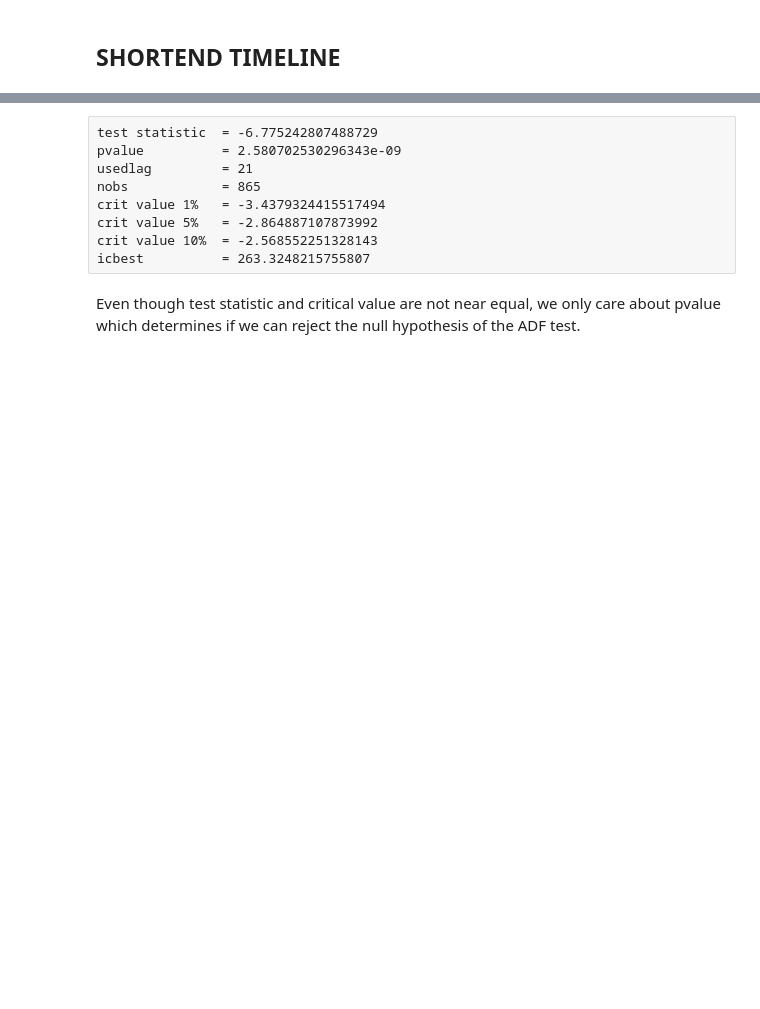
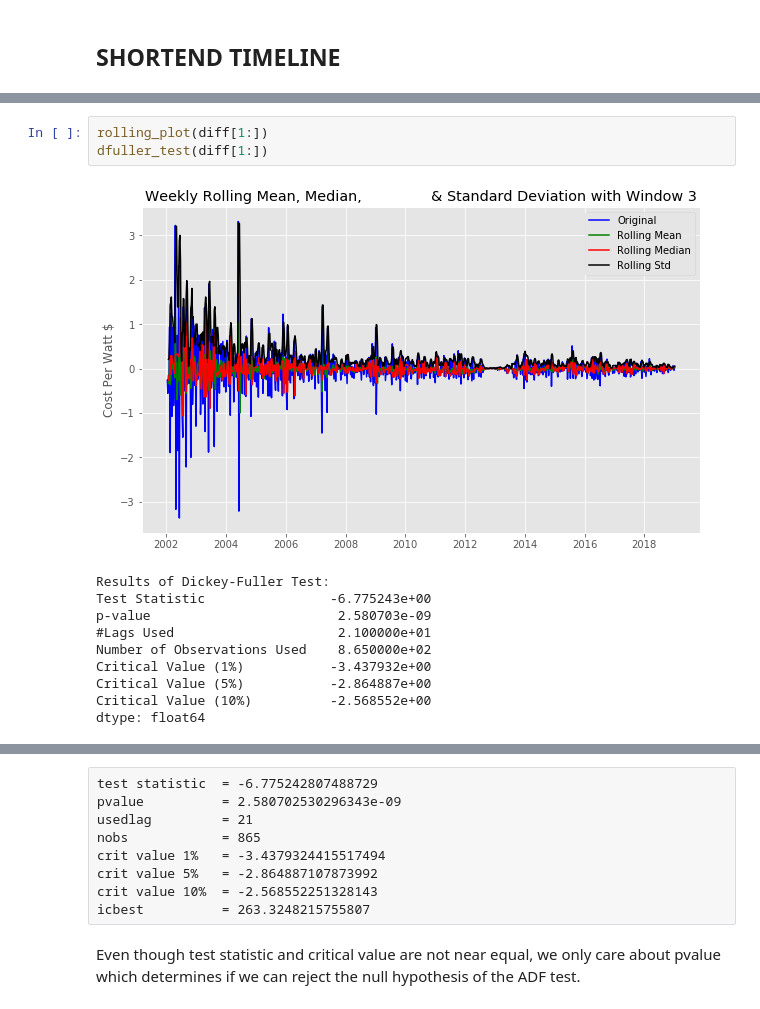
Before and after one commit to jrpaige/Solar, a Jupyter notebook: PREV/Solar_Time_Series.ipynb, the cells around one changed output, grey strips where cells are left out. Saved outputs shown, nothing was run; the diff lists cells and outputs as text; blank space fills up the shorter version.

```diff
--- a/PREV/Solar_Time_Series.ipynb
+++ b/PREV/Solar_Time_Series.ipynb
@@ -154,0 +134,14 @@ s_linear_model, s_linear_trend = linear_model_trend(syw)[0], linear_model_trend(
+# %%
+rolling_plot(diff[1:])
+dfuller_test(diff[1:])
+# %% [output]
+[figure, added]
+Results of Dickey-Fuller Test:
+Test Statistic                -6.775243e+00
+p-value                        2.580703e-09
+#Lags Used                     2.100000e+01
+Number of Observations Used    8.650000e+02
+Critical Value (1%)           -3.437932e+00
+Critical Value (5%)           -2.864887e+00
+Critical Value (10%)          -2.568552e+00
+dtype: float64
```
Also changed, not shown: parts of 47 cells of this notebook, 2 other files.
